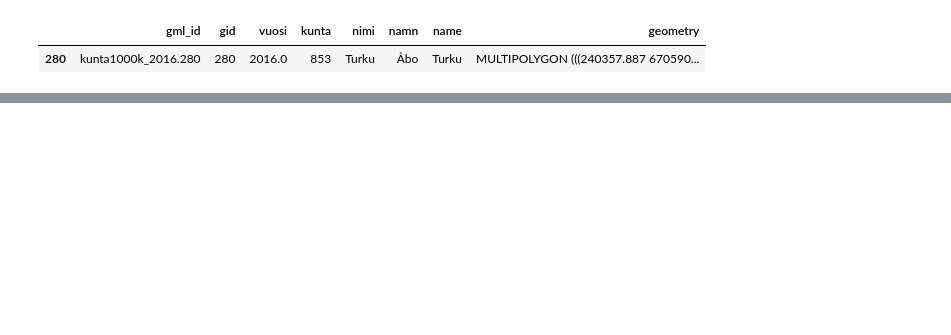
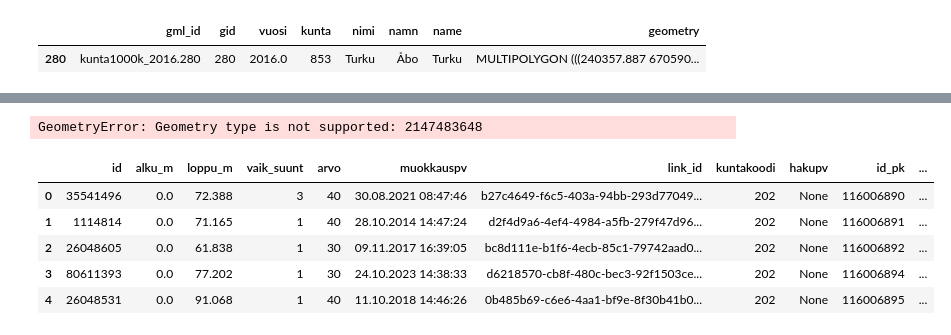
Before and after one commit to lasain/excercise-5-oma, a Jupyter notebook: Exercise-5-problem-1.ipynb, the cells around one changed output, grey strips where cells are left out. Cells and saved outputs as stored; diff of their text form; code cells hidden in the pictures; blank space fills up the shorter version.

```diff
--- a/Exercise-5-problem-1.ipynb
+++ b/Exercise-5-problem-1.ipynb
@@ -120,0 +178,54 @@ turku_schools
+# %%
+# Import road network for visualization
+minx, miny, maxx, maxy = turku.total_bounds
+VAYLA_WFS_BASE_URL = (
+    "https://avoinapi.vaylapilvi.fi/vaylatiedot/ows"
+    "?service=wfs"
+    "&version=2.0.0"
+    "&request=GetFeature"
+    "&srsName=EPSG:3067"
+    "&typeName={layer:s}"
+    f"&bbox={minx},{miny},{maxx},{maxy},EPSG:3067"
+)
+
+roads_with_speedlimits = (
+    geopandas.read_file(
+        VAYLA_WFS_BASE_URL.format(layer="tiestotiedot:nopeusrajoitukset")
+    )
+    .set_crs("EPSG: 3067")
+)
+# %% [output]
+GeometryError: Geometry type is not supported: 2147483648
+# %%
+
+# Ensure municipality boundary uses EPSG:3067
+turku_3067 = turku.to_crs("EPSG:3067")
+
+# Get bounding box
+minx, miny, maxx, maxy = turku_3067.total_bounds
+
+# Construct WFS URL
+VAYLA_WFS_BASE_URL = (
+    "https://avoinapi.vaylapilvi.fi/vaylatiedot/digiroad/ows"
+    "?service=WFS"
+    "&version=2.0.0"
+    "&request=GetFeature"
+    "&srsName=EPSG:3067"
+    "&typeNames={layer:s}"
+    f"&bbox={minx},{miny},{maxx},{maxy},EPSG:3067"
+    "&outputFormat=application/json"
+)
+
+roads_with_speedlimits = geopandas.read_file(
+    VAYLA_WFS_BASE_URL.format(
+        layer="digiroad:dr_nopeusrajoitus"
+    )
+)
+roads_with_speedlimits.head()
+# %% [output]
+|  | id | alku_m | loppu_m | vaik_suunt | arvo | muokkauspv | link_id | kuntakoodi | hakupv | id_pk | ... |
+| 0 | 35541496 | 0.0 | 72.388 | 3 | 40 | 30.08.2021 08:47:46 | b27c4649-f6c5-403a-94bb-293d77049... | 202 | None | 116006890 | ... |
+| 1 | 1114814 | 0.0 | 71.165 | 1 | 40 | 28.10.2014 14:47:24 | d2f4d9a6-4ef4-4984-a5fb-279f47d96... | 202 | None | 116006891 | ... |
+| 2 | 26048605 | 0.0 | 61.838 | 1 | 30 | 09.11.2017 16:39:05 | bc8d111e-b1f6-4ecb-85c1-79742aad0... | 202 | None | 116006892 | ... |
+| 3 | 80611393 | 0.0 | 77.202 | 1 | 30 | 24.10.2023 14:38:33 | d6218570-cb8f-480c-bec3-92f1503ce... | 202 | None | 116006894 | ... |
+| 4 | 26048531 | 0.0 | 91.068 | 1 | 40 | 11.10.2018 14:46:26 | 0b485b69-c6e6-4aa1-bf9e-8f30b41b0... | 202 | None | 116006895 | ... |
```
Also changed, not shown: parts of 9 cells of this notebook.
